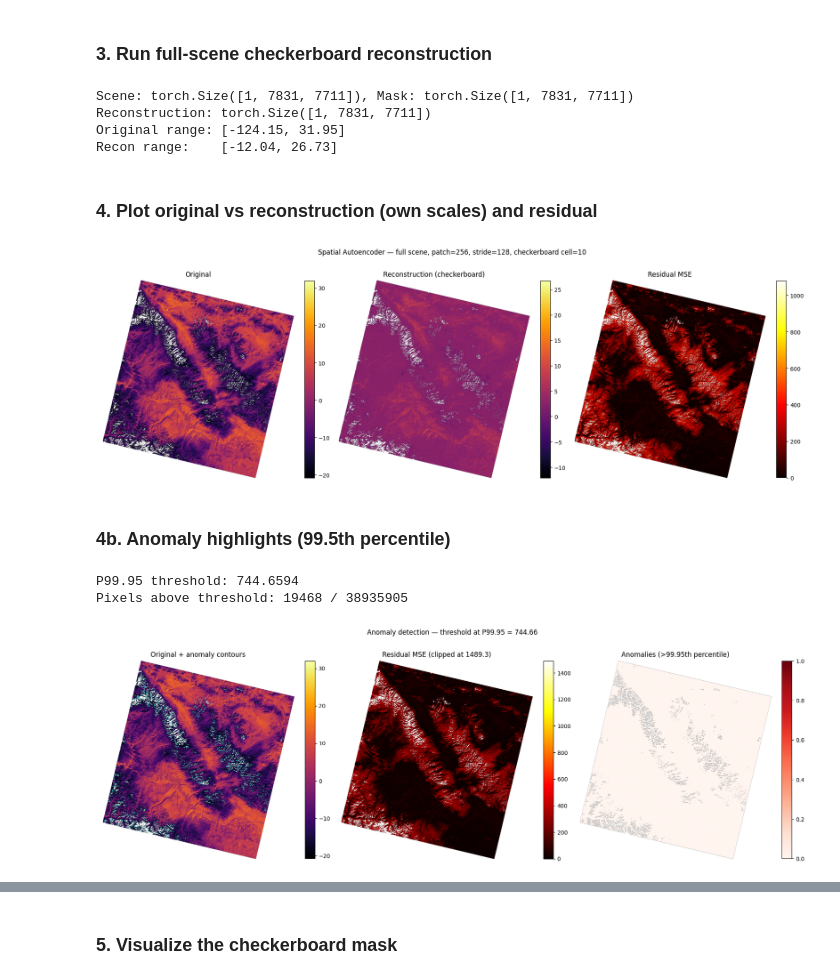
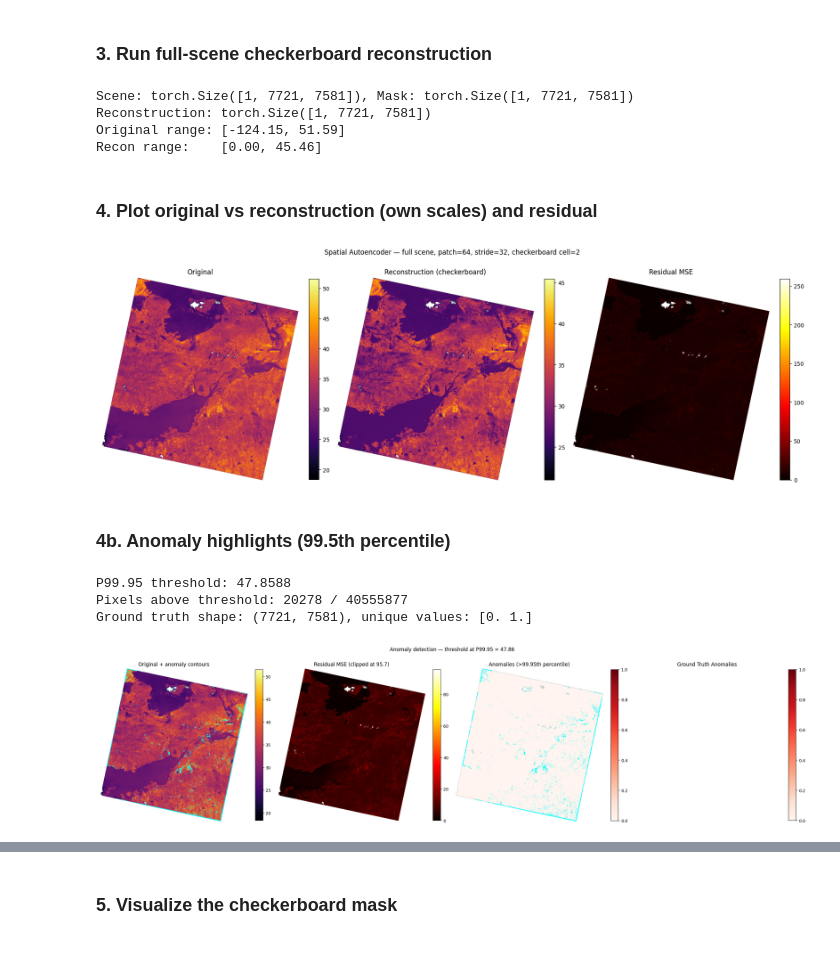
Before and after one commit to rashwin88/hsi-anomaly-foundations-allotrope, a Jupyter notebook: exploratory_analyses/spatial_ae_inference_demo.ipynb, the cells around one changed output, grey strips where cells are left out. Drawn from its saved outputs; the diff is of its cells as text; code cells hidden in the pictures; blank space fills up the shorter version.

```diff
--- a/exploratory_analyses/spatial_ae_inference_demo.ipynb
+++ b/exploratory_analyses/spatial_ae_inference_demo.ipynb
@@ -27,7 +27,7 @@ from app.utils.dataset_builder.landsat_dataset_builder import LandsatDataBuilder
 
 THERMAL_TIF = os.path.join(
     PROJECT_ROOT,
-    "tests/test_payloads/thermal_3/LC09_L2SP_145038_20240206_20240209_02_T1_ST_B10.TIF",
+    "tests/test_payloads/phase_2/Set-3/Thermal/LC09_L2SP_150044_20251009_20251010_02_T1_ST_B10.TIF",
 )
 builder = LandsatDataBuilder(
     file_source_configuration=FileSourceConfig(source_path=THERMAL_TIF)
@@ -58,11 +58,11 @@ Validity mask shape: (1, 7831, 7711)
 from app.models.training.inference_config import InferenceConfig
 from app.foundation_models.inferencers.inferencer_factory import get_inferencer
 
-PATCH_SIZE = 256
+PATCH_SIZE = 64
 
 CHECKPOINT = os.path.join(
     PROJECT_ROOT,
-    "checkpoints/spatial_ae/spatial_autoencoder_v0.2.0_epoch30.pt",
+    "checkpoints/spatial_ae/spatial_autoencoder_v3.1.0_epoch25.pt",
 )
 
 config = InferenceConfig(
@@ -75,7 +75,8 @@ config = InferenceConfig(
     },
     checkpoint_path=CHECKPOINT,
     patch_size=PATCH_SIZE,
-    checkerboard_cell_size=10,
+    checkerboard_cell_size=2,
+    pixel_stats_path="/Users/ashwinravi/Desktop/Code Repos/hsi-anomaly-foundations-allotrope/app/constants/thermal_pixel_consts.json"
 )
 
 inferencer = get_inferencer(config)
@@ -93,10 +94,10 @@ print(f"Reconstruction: {reconstruction.shape}")
 print(f"Original range: [{scene_tensor.min():.2f}, {scene_tensor.max():.2f}]")
 print(f"Recon range:    [{reconstruction.min():.2f}, {reconstruction.max():.2f}]")
 # %% [output]
-Scene: torch.Size([1, 7831, 7711]), Mask: torch.Size([1, 7831, 7711])
-Reconstruction: torch.Size([1, 7831, 7711])
-Original range: [-124.15, 31.95]
-Recon range:    [-12.04, 26.73]
+Scene: torch.Size([1, 7721, 7581]), Mask: torch.Size([1, 7721, 7581])
+Reconstruction: torch.Size([1, 7721, 7581])
+Original range: [-124.15, 51.59]
+Recon range:    [0.00, 45.46]
 # %% [markdown]
 ### 4. Plot original vs reconstruction (own scales) and residual
 # %%
@@ -137,7 +138,7 @@ plt.suptitle(
 plt.tight_layout()
 plt.show()
 # %% [output]
-[figure, old version]
+[figure, new version]
 # %% [markdown]
 ### 4b. Anomaly highlights (99.5th percentile)
 # %%
@@ -152,35 +153,54 @@ print(f"Pixels above threshold: {(valid_residuals > threshold).sum()} / {valid_r
 # Binary anomaly mask: above threshold and valid
 anomaly_binary = ((residual > threshold) & (mask == 1)).astype(float)
 
-fig, axes = plt.subplots(1, 3, figsize=(18, 6))
+# Load ground truth
+import rasterio
+gt_path = os.path.join(
+    os.path.dirname(THERMAL_TIF),
+    "Ground truth",
+    "Groundtruth thermal anomalies.tif",
+)
+with rasterio.open(gt_path) as src:
+    gt_data = src.read(1)  # (H, W)
+print(f"Ground truth shape: {gt_data.shape}, unique values: {np.unique(gt_data)}")
+
+fig, axes = plt.subplots(1, 4, figsize=(24, 6))
 
 # Original with anomaly contours overlaid
 im0 = axes[0].imshow(original_masked, cmap="inferno")
-axes[0].contour(anomaly_binary, levels=[0.5], colors="cyan", linewidths=0.5)
+axes[0].contour(anomaly_binary, levels=[0.5], colors="cyan", linewidths=1.5)
 axes[0].set_title("Original + anomaly contours")
 plt.colorbar(im0, ax=axes[0], fraction=0.046, pad=0.04)
 
 # Residual MSE clipped at threshold to show detail in the hot tail
 im1 = axes[1].imshow(residual_masked, cmap="hot", vmin=0, vmax=threshold * 2)
 axes[1].set_title(f"Residual MSE (clipped at {threshold*2:.1f})")
 plt.colorbar(im1, ax=axes[1], fraction=0.046, pad=0.04)
 
 # Binary anomaly map
 anomaly_display = np.ma.masked_where(mask == 0, anomaly_binary)
 im2 = axes[2].imshow(anomaly_display, cmap="Reds", vmin=0, vmax=1)
+axes[2].contour(anomaly_binary, levels=[0.5], colors="cyan", linewidths=1.5)
 axes[2].set_title(f"Anomalies (>{PERCENTILE}th percentile)")
 plt.colorbar(im2, ax=axes[2], fraction=0.046, pad=0.04)
+
+# Ground truth
+gt_masked = np.ma.masked_where(gt_data == 0, gt_data)
+im3 = axes[3].imshow(gt_masked, cmap="Reds", vmin=0, vmax=gt_data.max())
+axes[3].set_title("Ground Truth Anomalies")
+plt.colorbar(im3, ax=axes[3], fraction=0.046, pad=0.04)
 
 for ax in axes:
     ax.axis("off")
 
 plt.suptitle(
     f"Anomaly detection — threshold at P{PERCENTILE} = {threshold:.2f}",
     y=1.02,
 )
 plt.tight_layout()
 plt.show()
 # %% [output]
-P99.95 threshold: 744.6594
-Pixels above threshold: 19468 / 38935905
+P99.95 threshold: 47.8588
+Pixels above threshold: 20278 / 40555877
+Ground truth shape: (7721, 7581), unique values: [0. 1.]
-[figure, old version]
+[figure, new version]
```
Also changed, not shown: parts of 8 cells of this notebook, 1 other file.
